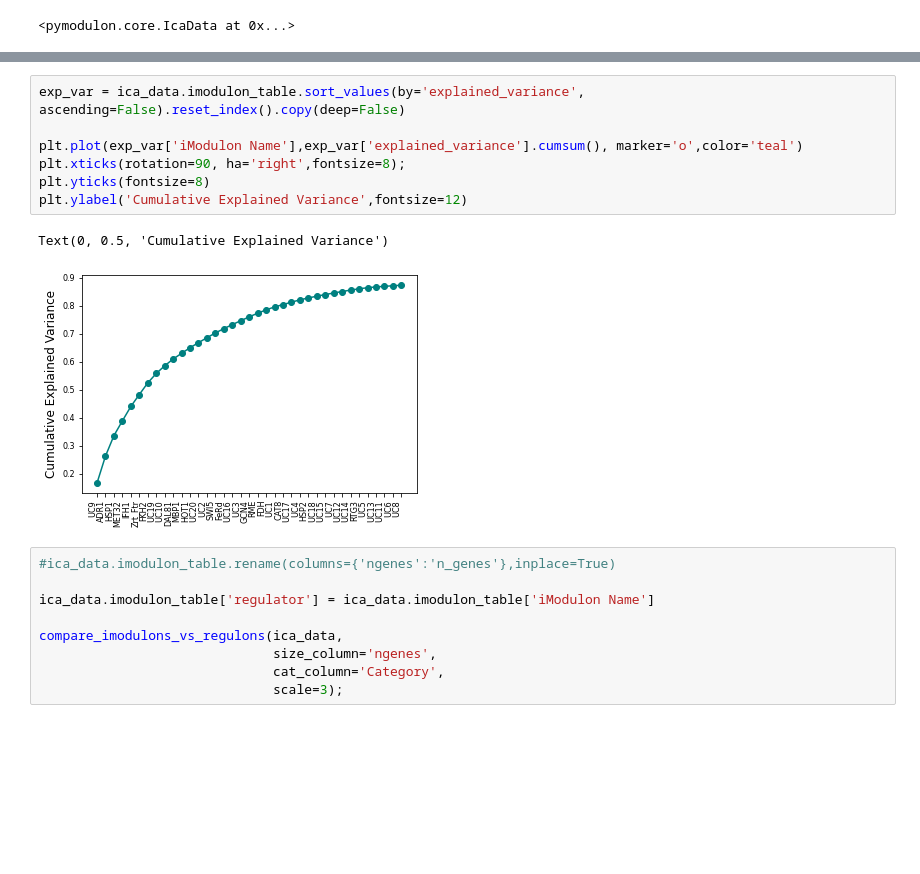
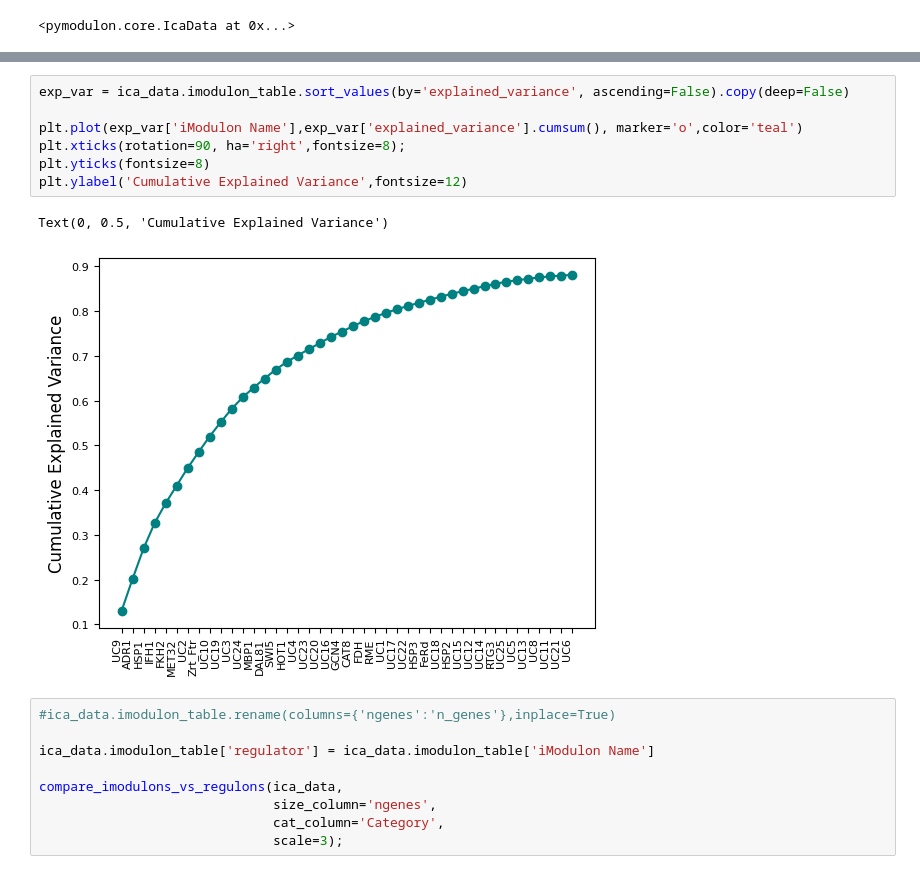
Before and after one commit to SBRG/yarrowia_lipolytica_ICA, a Jupyter notebook: imod_analysis/Fig1.ipynb, the cells around one changed output, grey strips where cells are left out. Drawn from its saved outputs; the diff is of its cells as text; blank space fills up the shorter version.

```diff
--- a/imod_analysis/Fig1.ipynb
+++ b/imod_analysis/Fig1.ipynb
@@ -88,13 +78,13 @@ fig.show()
 # %%
-exp_var = ica_data.imodulon_table.sort_values(by='explained_variance', ascending=False).reset_index().copy(deep=False)
+exp_var = ica_data.imodulon_table.sort_values(by='explained_variance', ascending=False).copy(deep=False)
 
 plt.plot(exp_var['iModulon Name'],exp_var['explained_variance'].cumsum(), marker='o',color='teal')
 plt.xticks(rotation=90, ha='right',fontsize=8);
 plt.yticks(fontsize=8)
 plt.ylabel('Cumulative Explained Variance',fontsize=12)
 # %% [output]
 Text(0, 0.5, 'Cumulative Explained Variance')
-[figure, old version]
+[figure, new version]
 # %%
 #ica_data.imodulon_table.rename(columns={'ngenes':'n_genes'},inplace=True)
 
```
Also changed, not shown: parts of 3 cells of this notebook, 14 other files.
